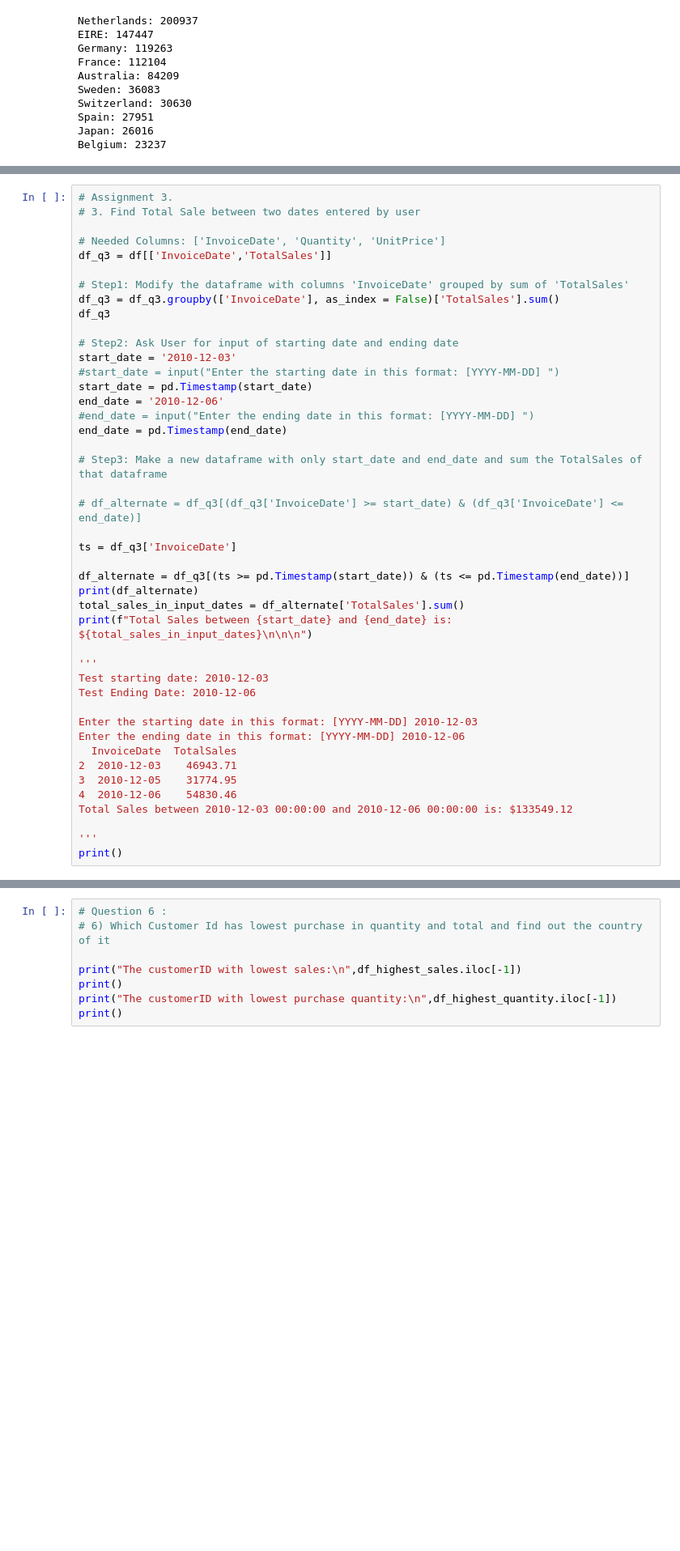
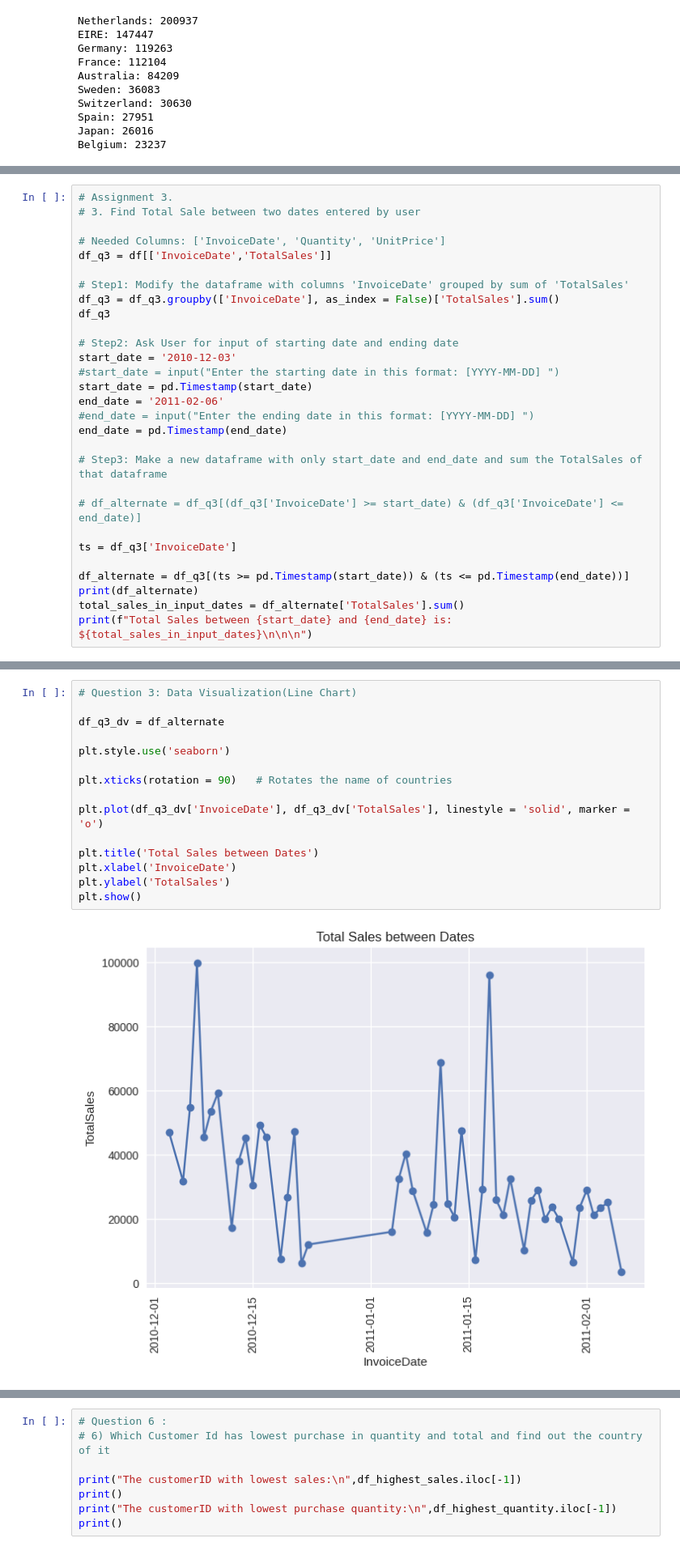
Before and after one commit to r7humagai/DataScienceBootCamp, a Jupyter notebook: Projects/Project_Pandas_OnlineRetail.ipynb, the cells around one changed output, grey strips where cells are left out. Shown: that part at 81% size. Drawn from its saved outputs; the diff is of its cells as text; blank space fills up the shorter version.

```diff
--- a/Projects/Project_Pandas_OnlineRetail.ipynb
+++ b/Projects/Project_Pandas_OnlineRetail.ipynb
@@ -281,7 +305,7 @@ df_q3
 start_date = '2010-12-03'
 #start_date = input("Enter the starting date in this format: [YYYY-MM-DD] ")
 start_date = pd.Timestamp(start_date)
-end_date = '2010-12-06'
+end_date = '2011-02-06'
 #end_date = input("Enter the ending date in this format: [YYYY-MM-DD] ")
 end_date = pd.Timestamp(end_date)
 
@@ -295,19 +319,4 @@ df_alternate = df_q3[(ts >= pd.Timestamp(start_date)) & (ts <= pd.Timestamp(end_
 print(df_alternate)
 total_sales_in_input_dates = df_alternate['TotalSales'].sum()
 print(f"Total Sales between {start_date} and {end_date} is: ${total_sales_in_input_dates}\n\n\n")
-
-'''
-Test starting date: 2010-12-03
-Test Ending Date: 2010-12-06
-
-Enter the starting date in this format: [YYYY-MM-DD] 2010-12-03
-Enter the ending date in this format: [YYYY-MM-DD] 2010-12-06
-  InvoiceDate  TotalSales
-2  2010-12-03    46943.71
-3  2010-12-05    31774.95
-4  2010-12-06    54830.46
-Total Sales between 2010-12-03 00:00:00 and 2010-12-06 00:00:00 is: $133549.12
-
-'''
-print()
 # %% [output]
@@ -319,3 +340,20 @@ Total Sales between 2010-12-03 00:00:00 and 2010-12-06 00:00:00 is: $133549.12
+# %%
+# Question 3: Data Visualization(Line Chart)
+
+df_q3_dv = df_alternate
+
+plt.style.use('seaborn')
+
+plt.xticks(rotation = 90)   # Rotates the name of countries
+
+plt.plot(df_q3_dv['InvoiceDate'], df_q3_dv['TotalSales'], linestyle = 'solid', marker = 'o')
+
+plt.title('Total Sales between Dates')
+plt.xlabel('InvoiceDate')
+plt.ylabel('TotalSales')
+plt.show()
+# %% [output]
+[figure, added]
 # %%
 # Question 4:
 # Find each Countries Total SALE to find which Countries is highest potential customer.
```
Also changed, not shown: parts of 10 cells of this notebook.
